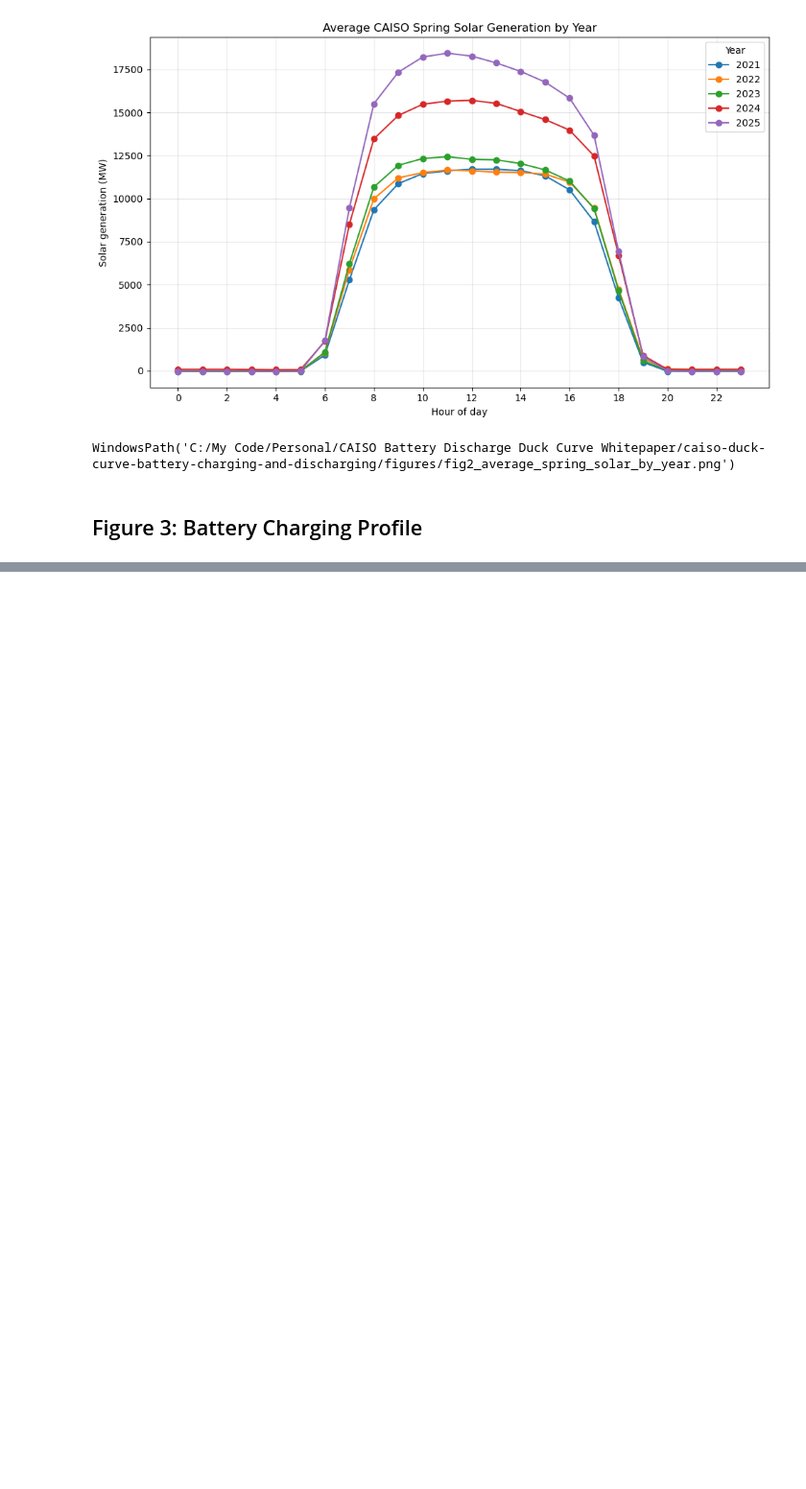
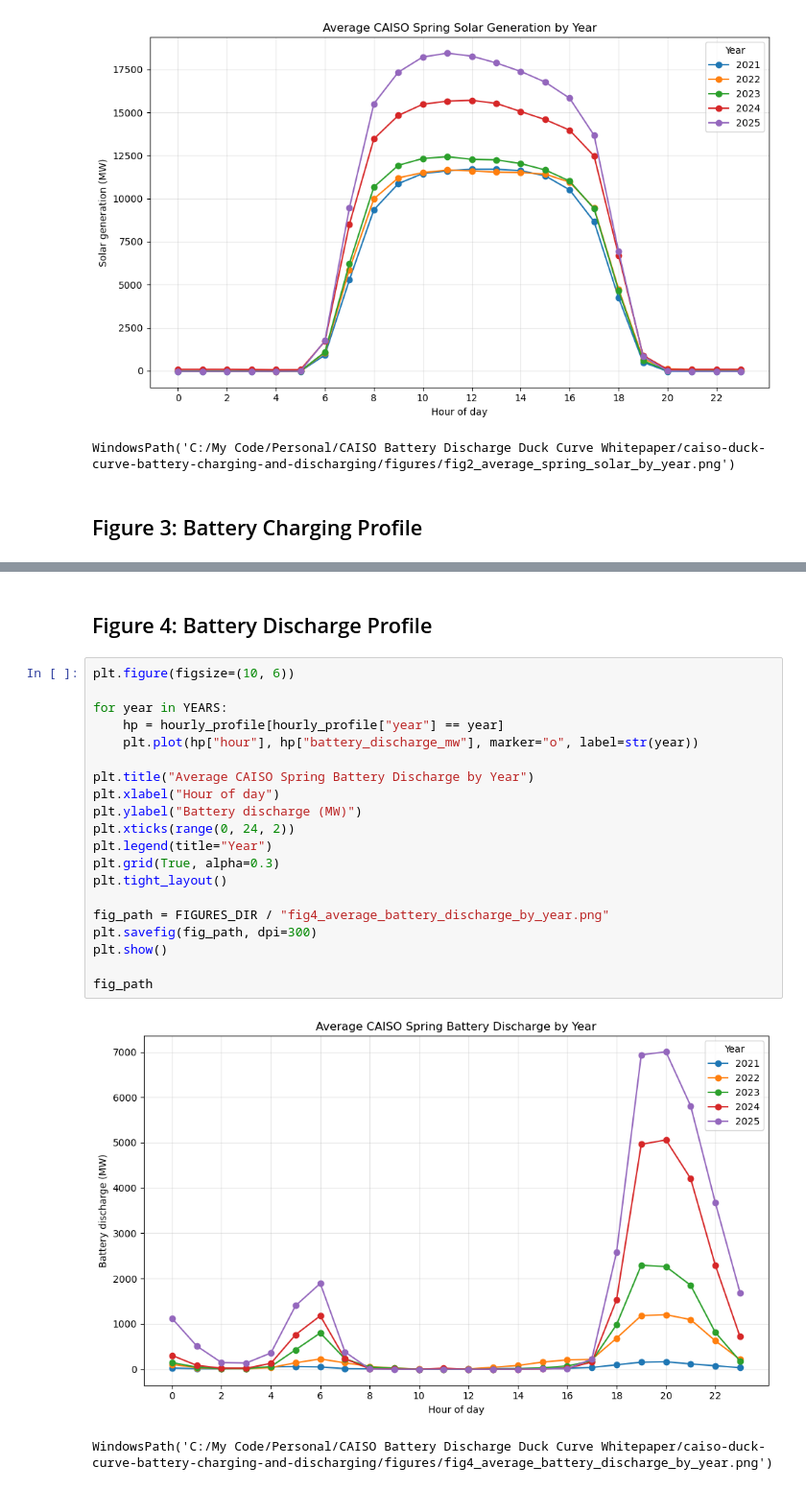
Before and after one commit to oaters1/caiso-duck-curve-battery-charging-and-discharging, a Jupyter notebook: notebooks/01_caiso_spring_battery_analysis.ipynb, the cells around one changed output, grey strips where cells are left out. Shown at 96% size. Saved outputs shown, nothing was run; the diff lists cells and outputs as text; blank space fills up the shorter version.

Commit message:
Updated and completed entire notebook analysis for the whitepaper.

```diff
--- a/notebooks/01_caiso_spring_battery_analysis.ipynb
+++ b/notebooks/01_caiso_spring_battery_analysis.ipynb
@@ -495,0 +499,25 @@ fig_path
+# %% [markdown]
+## Figure 4: Battery Discharge Profile
+# %%
+plt.figure(figsize=(10, 6))
+
+for year in YEARS:
+    hp = hourly_profile[hourly_profile["year"] == year]
+    plt.plot(hp["hour"], hp["battery_discharge_mw"], marker="o", label=str(year))
+
+plt.title("Average CAISO Spring Battery Discharge by Year")
+plt.xlabel("Hour of day")
+plt.ylabel("Battery discharge (MW)")
+plt.xticks(range(0, 24, 2))
+plt.legend(title="Year")
+plt.grid(True, alpha=0.3)
+plt.tight_layout()
+
+fig_path = FIGURES_DIR / "fig4_average_battery_discharge_by_year.png"
+plt.savefig(fig_path, dpi=300)
+plt.show()
+
+fig_path
+# %% [output]
+[figure, added]
+WindowsPath('C:/My Code/Personal/CAISO Battery Discharge Duck Curve Whitepaper/caiso-duck-curve-battery-charging-and-discharging/figures/fig4_average_battery_discharge_by_year.png')
```
Also changed, not shown: parts of 13 cells of this notebook.
